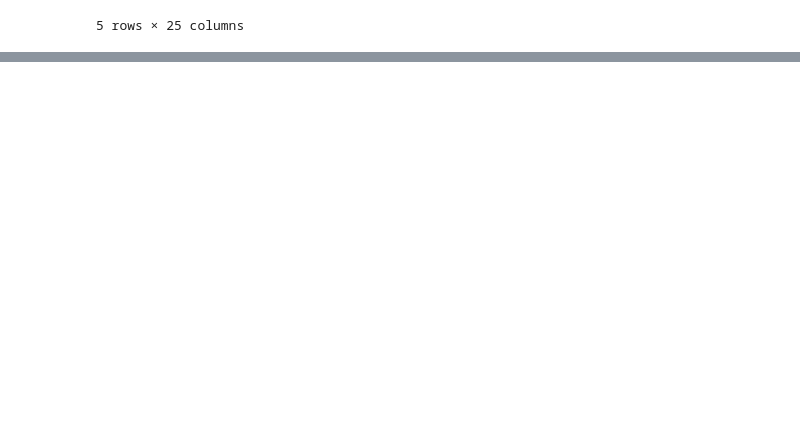
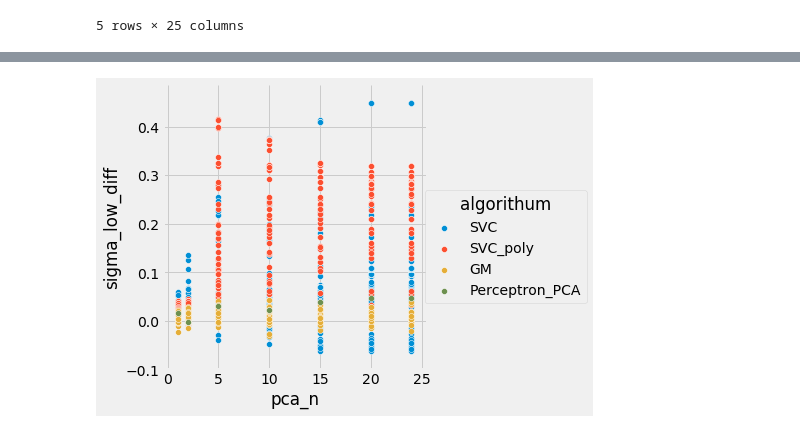
Before and after one commit to TychonautVII/heart_disease_dm, a Jupyter notebook: heart_disease/playground.ipynb, the cells around one changed output, grey strips where cells are left out. Cells and saved outputs as stored; diff of their text form; code cells hidden in the pictures; blank space fills up the shorter version.

```diff
--- a/heart_disease/playground.ipynb
+++ b/heart_disease/playground.ipynb
@@ -68,0 +118,8 @@ Index(['age', 'trestbps', 'chol', 'thalach', 'oldpeak', 'sex', 'fbs', 'exang',
+# %%
+mod_df = cp(summary_df)
+mod_df['pca_n'] = mod_df['params'].apply(lambda x: x.get('feature__n_components',np.nan))
+mod_df = mod_df[~mod_df['pca_n'].isnull()]
+sns.pairplot(x_vars=["pca_n"], y_vars=['sigma_low_diff'], data=mod_df, hue="algorithum", size=5)
+plt.show()
+# %% [output]
+[figure, added]
```
Also changed, not shown: parts of 19 cells of this notebook, 2 other files.
